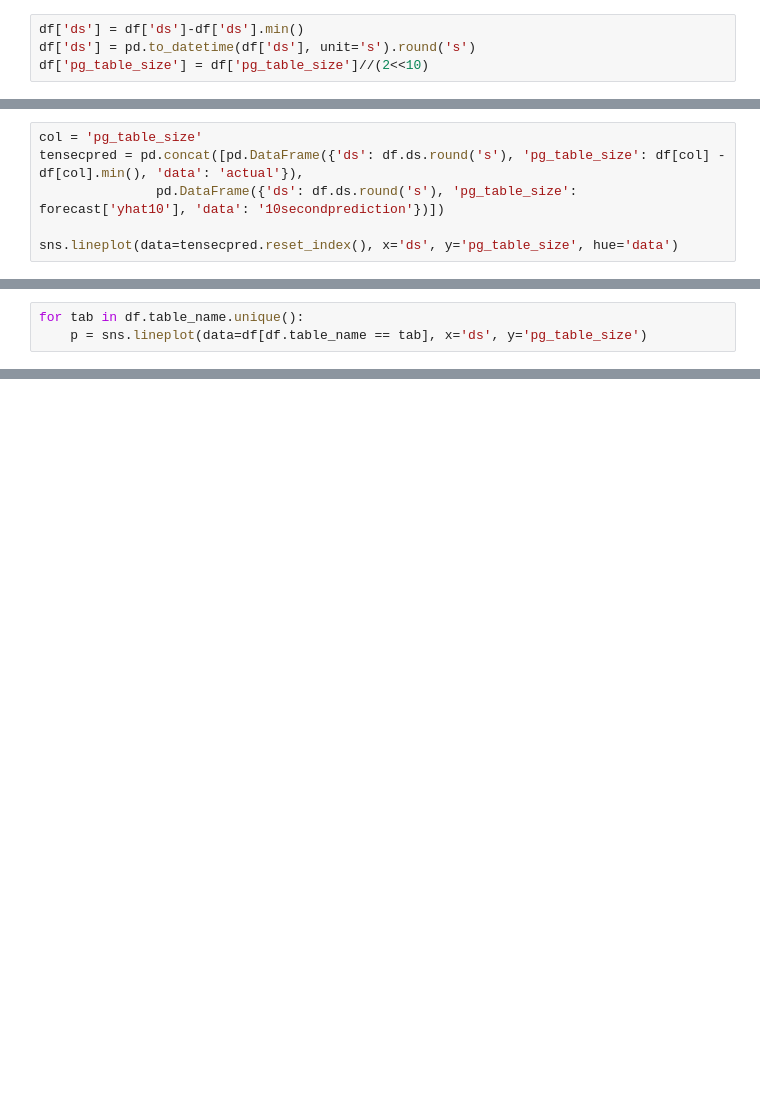
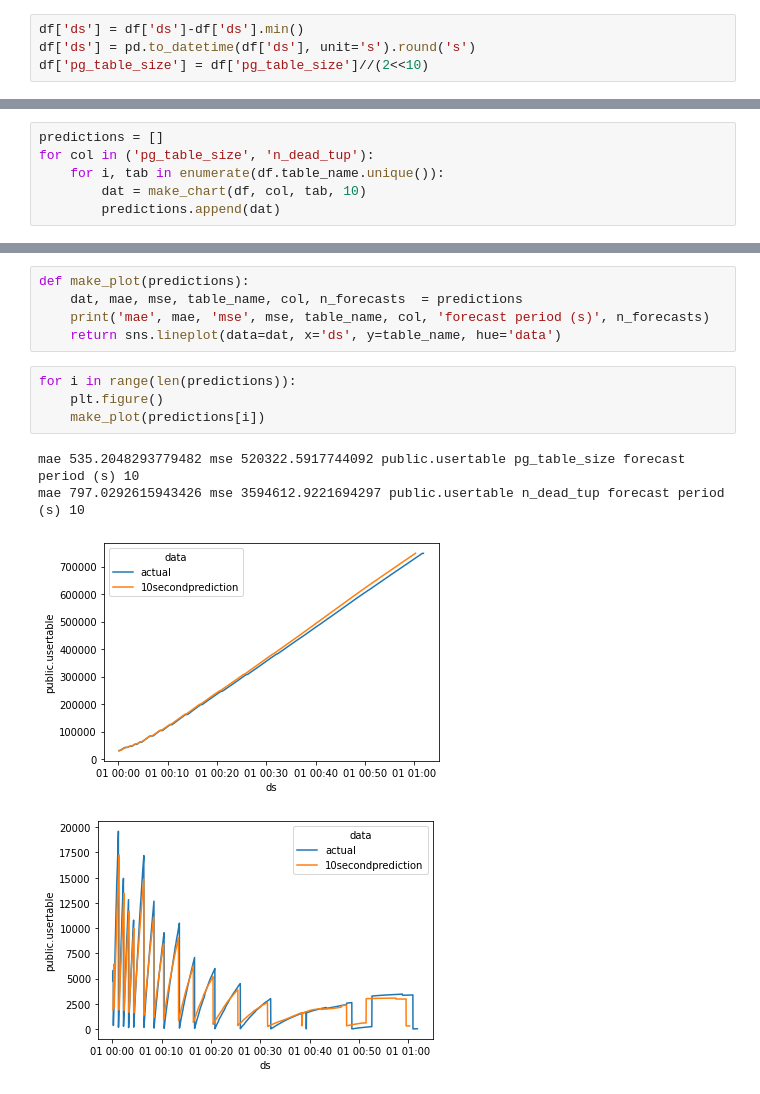
Before and after one commit to kai-franz/metrics_forecasting, a Jupyter notebook: Chart Prep.ipynb, the cells around one changed output, grey strips where cells are left out. Cells and saved outputs as stored; diff of their text form; blank space fills up the shorter version.

Commit message:
add notebook for preparing charts

```diff
--- a/Chart Prep.ipynb
+++ b/Chart Prep.ipynb
@@ -162,6 +67,0 @@ INFO:NP.forecaster:95 NaN values in column y were auto-imputed.
-# %%
-col = 'pg_table_size'
-tensecpred = pd.concat([pd.DataFrame({'ds': df.ds.round('s'), 'pg_table_size': df[col] - df[col].min(), 'data': 'actual'}),
-               pd.DataFrame({'ds': df.ds.round('s'), 'pg_table_size': forecast['yhat10'], 'data': '10secondprediction'})])
-
-sns.lineplot(data=tensecpred.reset_index(), x='ds', y='pg_table_size', hue='data')
@@ -179,3 +67,0 @@ sns.lineplot(data=df, x='ds', y='pg_table_size', hue='table_name')
-# %%
-for tab in df.table_name.unique():
-    p = sns.lineplot(data=df[df.table_name == tab], x='ds', y='pg_table_size')
@@ -376,0 +68,6 @@ public.stock
+# %%
+predictions = []
+for col in ('pg_table_size', 'n_dead_tup'):
+    for i, tab in enumerate(df.table_name.unique()):
+        dat = make_chart(df, col, tab, 10)
+        predictions.append(dat)
@@ -376,0 +117,14 @@ public.stock
+# %%
+def make_plot(predictions):
+    dat, mae, mse, table_name, col, n_forecasts  = predictions
+    print('mae', mae, 'mse', mse, table_name, col, 'forecast period (s)', n_forecasts)
+    return sns.lineplot(data=dat, x='ds', y=table_name, hue='data')
+# %%
+for i in range(len(predictions)):
+    plt.figure()
+    make_plot(predictions[i])
+# %% [output]
+mae 535.2048293779482 mse 520322.5917744092 public.usertable pg_table_size forecast period (s) 10
+mae 797.0292615943426 mse 3594612.9221694297 public.usertable n_dead_tup forecast period (s) 10
+[figure, added]
+[figure, added]
```
Also changed, not shown: parts of 24 cells of this notebook.
